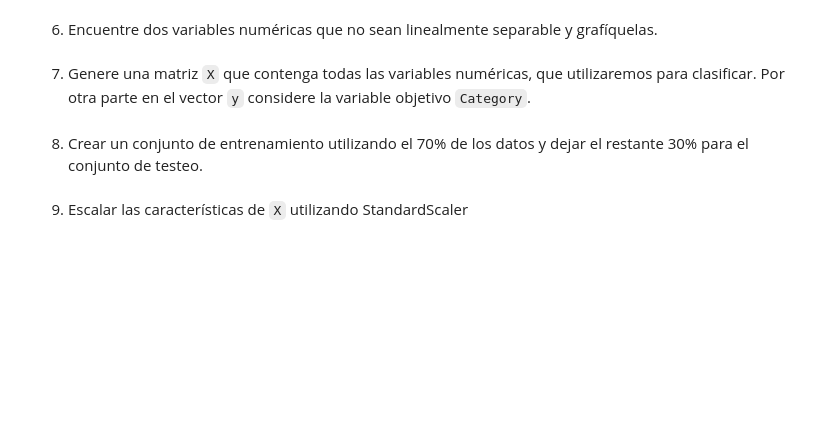
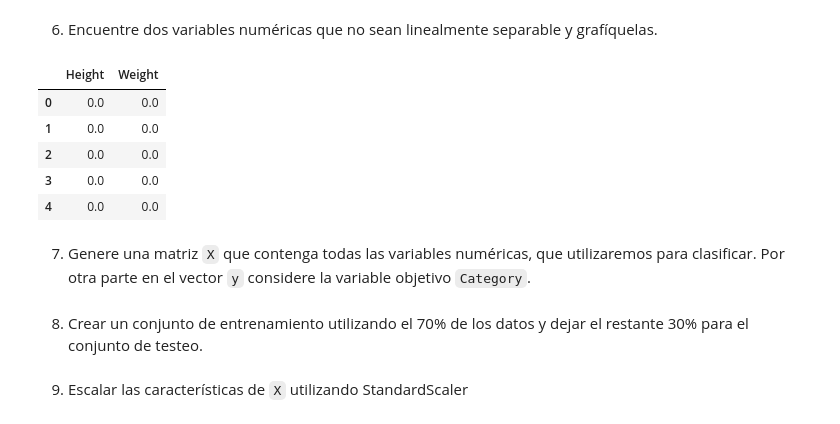
Before and after one commit to Brokolito/IMA539_2, a Jupyter notebook: semana6/Ayudantia_2_IMA539.ipynb, the cells around one changed output. Saved outputs shown, nothing was run; the diff lists cells and outputs as text; code cells hidden in the pictures; blank space fills up the shorter version.

```diff
--- a/semana6/Ayudantia_2_IMA539.ipynb
+++ b/semana6/Ayudantia_2_IMA539.ipynb
@@ -251,3 +289,22 @@ import matplotlib
+# %%
+# Solución
+from sklearn.preprocessing import StandardScaler
+stdsc = StandardScaler()
+df_numeric_categories.describe()
+x_searching= df_numeric_categories.iloc[:, 3:5]
+x_searching_std=stdsc.fit_transform(x_searching)
+x_searching.head(5)
+# df_ordinary = x_searching_std.loc[x_searching_std["Category"] == 0]
+# df_semi_legendary = x_searching_std.loc[x_searching_std["Category"] == 1]
+# df_legendary = x_searching_std.loc[x_searching_std["Category"] == 2]
+# df_mythical = x_searching_std.loc[x_searching_std["Category"] == 3]
+# %% [output]
+|  | Height | Weight |
+| 0 | 0.0 | 0.0 |
+| 1 | 0.0 | 0.0 |
+| 2 | 0.0 | 0.0 |
+| 3 | 0.0 | 0.0 |
+| 4 | 0.0 | 0.0 |
 # %% [markdown]
 7. Genere una matriz `X` que contenga todas las variables numéricas, que utilizaremos para clasificar. Por otra parte en el vector `y` considere la variable objetivo  `Category`.
 # %%
```
Also changed, not shown: parts of 6 cells of this notebook.
